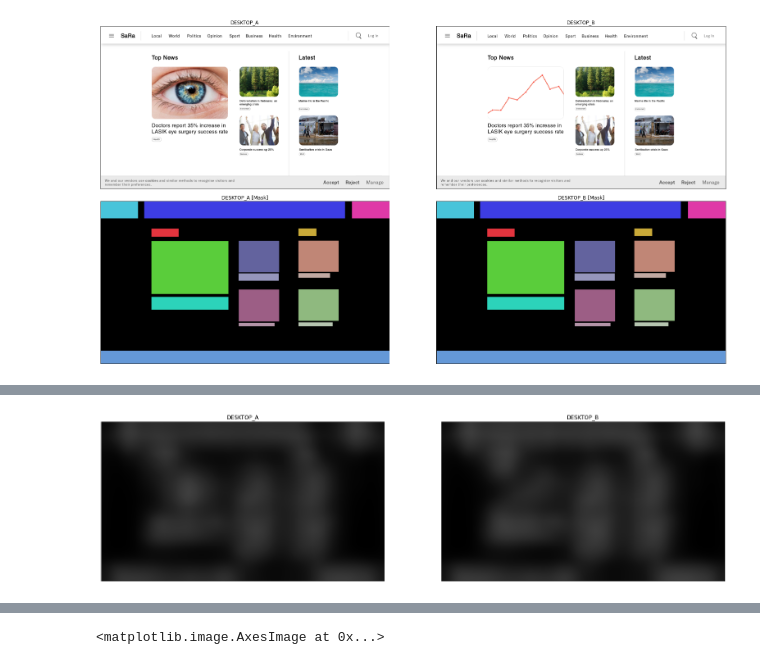
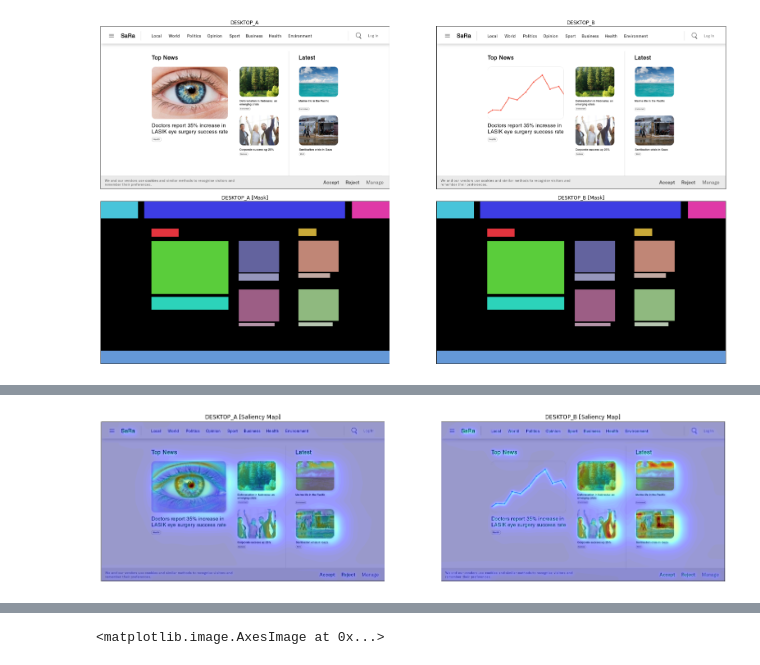
Before and after one commit to matthewkenely/ICT3909, a Jupyter notebook: saliency-ranking/App.ipynb, the cells around one changed output, grey strips where cells are left out. Saved outputs shown, nothing was run; the diff lists cells and outputs as text; code cells hidden in the pictures.

```diff
--- a/saliency-ranking/App.ipynb
+++ b/saliency-ranking/App.ipynb
@@ -110,7 +110,7 @@ def get_saliency_map(img_original, name):
     text_overlay[:, :, 3] = np.where((text_overlay[:, :, :3] < [64, 64, 64]).all(axis=2), 0, 255)
     text_overlay = cv2.GaussianBlur(text_overlay, (5, 5), 0)
 
-    return saliency_map, sara_heatmap, text_overlay
+    return saliency_map, sara_heatmap, sara_list, text_overlay
 # %%
-saliency_map_a, sara_heatmap_a, text_overlay_a = get_saliency_map(img_a_original, name_a)
-saliency_map_b, sara_heatmap_b, text_overlay_b = get_saliency_map(img_b_original, name_b)
+saliency_map_a, sara_heatmap_a, sara_list_a, text_overlay_a = get_saliency_map(img_a_original, name_a)
+saliency_map_b, sara_heatmap_b, sara_list_b, text_overlay_b = get_saliency_map(img_b_original, name_b)
@@ -205,3 +172,0 @@ Using cache found in /home/matthewkenely/.cache/torch/hub/pytorch_vision_v0.6.0
-# %%
-saliency_map_a = sara.return_saliency(img_a, generator='deepgaze', deepgaze_model=model, DEVICE='cuda')
-saliency_map_b = sara.return_saliency(img_b, generator='deepgaze', deepgaze_model=model, DEVICE='cuda')
@@ -208,17 +194,17 @@ saliency_map_b = sara.return_saliency(img_b, generator='deepgaze', deepgaze_mode
 # %%
 plt.figure(figsize=(24, 12))
 plt.subplot(121)
-plt.imshow(cv2.cvtColor(saliency_map_a, cv2.COLOR_BGR2RGB))
-plt.title(name_a)
-plt.xticks([])
-plt.yticks([])
+plt.imshow(cv2.cvtColor(img_a_original, cv2.COLOR_BGR2RGB), cmap='gray')
+plt.imshow(saliency_map_a, alpha=0.4, cmap='jet')
+plt.title(name_a + ' [Saliency Map]')
+plt.xticks([]), plt.yticks([])
 
 plt.subplot(122)
-plt.imshow(cv2.cvtColor(saliency_map_b, cv2.COLOR_BGR2RGB))
-plt.title(name_b)
-plt.xticks([])
-plt.yticks([])
+plt.imshow(cv2.cvtColor(img_b_original, cv2.COLOR_BGR2RGB))
+plt.imshow(saliency_map_b, alpha=0.4, cmap='jet')
+plt.title(name_b + ' [Saliency Map]')
+plt.xticks([]), plt.yticks([])
 
 plt.show()
 # %% [output]
-[figure, old version]
+[figure, new version]
```
Also changed, not shown: parts of 24 cells of this notebook.
